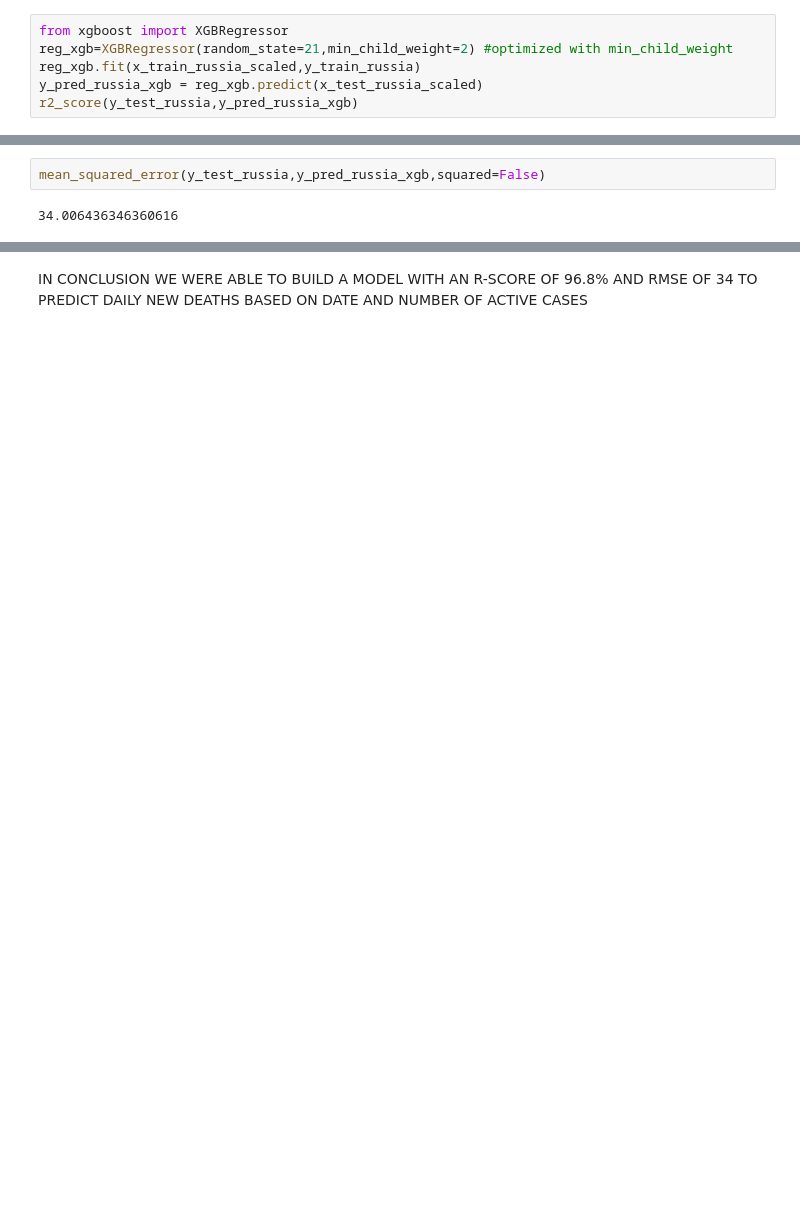
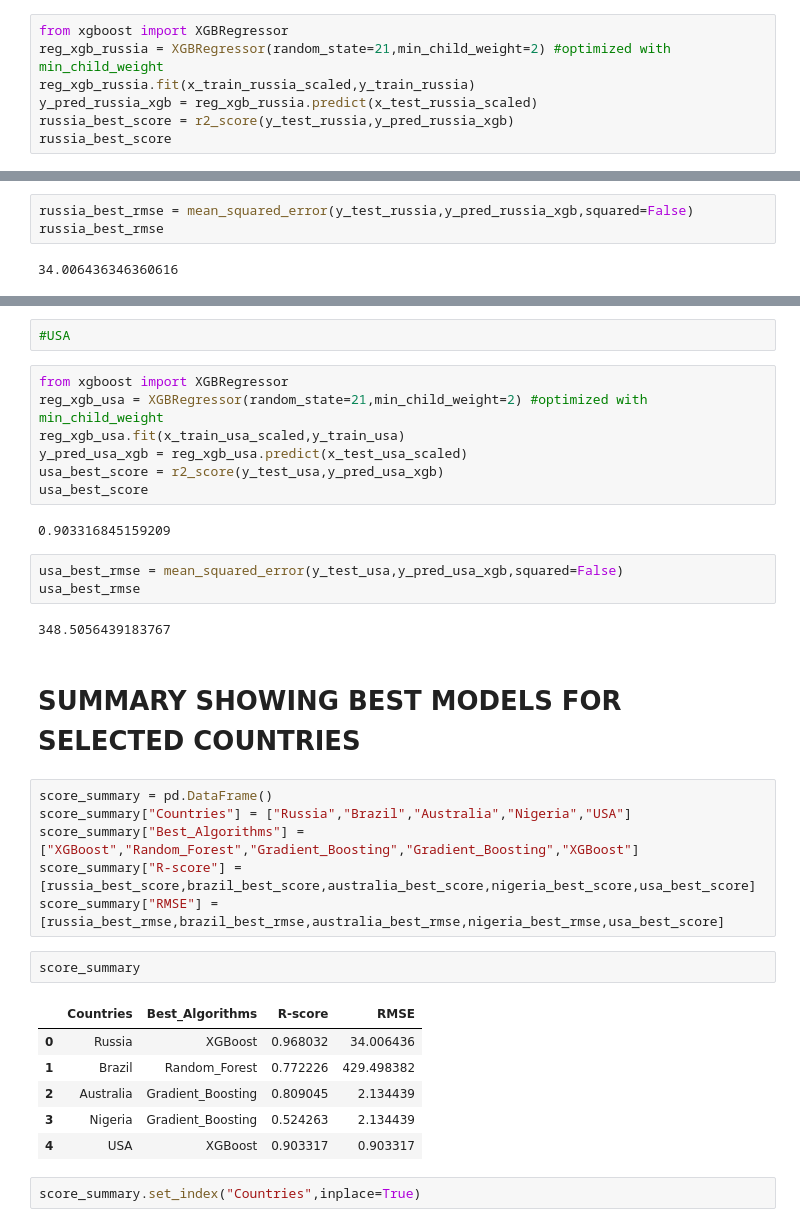
Before and after one commit to HDSC-21/covid19-on-the-global-economy, a Jupyter notebook: Model/hamoye-capstone.ipynb, the cells around one changed output, grey strips where cells are left out. Drawn from its saved outputs; the diff is of its cells as text; blank space fills up the shorter version.

Commit message:
added models for 4 countries

```diff
--- a/Model/hamoye-capstone.ipynb
+++ b/Model/hamoye-capstone.ipynb
@@ -338,12 +612,14 @@ mean_squared_error(y_test_russia,y_pred_russia_gbr,squared=False)
 # %%
 from xgboost import XGBRegressor
-reg_xgb=XGBRegressor(random_state=21,min_child_weight=2) #optimized with min_child_weight
-reg_xgb.fit(x_train_russia_scaled,y_train_russia)
-y_pred_russia_xgb = reg_xgb.predict(x_test_russia_scaled)
-r2_score(y_test_russia,y_pred_russia_xgb)
+reg_xgb_russia = XGBRegressor(random_state=21,min_child_weight=2) #optimized with min_child_weight
+reg_xgb_russia.fit(x_train_russia_scaled,y_train_russia)
+y_pred_russia_xgb = reg_xgb_russia.predict(x_test_russia_scaled)
+russia_best_score = r2_score(y_test_russia,y_pred_russia_xgb)
+russia_best_score
 # %% [output]
 0.9680317471048028
 # %%
-mean_squared_error(y_test_russia,y_pred_russia_xgb,squared=False)
+russia_best_rmse = mean_squared_error(y_test_russia,y_pred_russia_xgb,squared=False)
+russia_best_rmse
 # %% [output]
 34.006436346360616
@@ -352,2 +668,35 @@ THE BEST MODEL IS THE MODEL BUILT WITH XGBOOST
+# %%
+#USA
+# %%
+from xgboost import XGBRegressor
+reg_xgb_usa = XGBRegressor(random_state=21,min_child_weight=2) #optimized with min_child_weight
+reg_xgb_usa.fit(x_train_usa_scaled,y_train_usa)
+y_pred_usa_xgb = reg_xgb_usa.predict(x_test_usa_scaled)
+usa_best_score = r2_score(y_test_usa,y_pred_usa_xgb)
+usa_best_score
+# %% [output]
+0.903316845159209
+# %%
+usa_best_rmse = mean_squared_error(y_test_usa,y_pred_usa_xgb,squared=False)
+usa_best_rmse
+# %% [output]
+348.5056439183767
 # %% [markdown]
-IN CONCLUSION WE WERE ABLE TO BUILD A MODEL WITH AN R-SCORE OF 96.8% AND RMSE OF 34 TO PREDICT DAILY NEW DEATHS BASED ON DATE AND NUMBER OF ACTIVE CASES
+# SUMMARY SHOWING BEST MODELS FOR SELECTED COUNTRIES
+# %%
+score_summary = pd.DataFrame()
+score_summary["Countries"] = ["Russia","Brazil","Australia","Nigeria","USA"]
+score_summary["Best_Algorithms"] = ["XGBoost","Random_Forest","Gradient_Boosting","Gradient_Boosting","XGBoost"]
+score_summary["R-score"] = [russia_best_score,brazil_best_score,australia_best_score,nigeria_best_score,usa_best_score]
+score_summary["RMSE"] = [russia_best_rmse,brazil_best_rmse,australia_best_rmse,nigeria_best_rmse,usa_best_score]
+# %%
+score_summary
+# %% [output]
+|  | Countries | Best_Algorithms | R-score | RMSE |
+| 0 | Russia | XGBoost | 0.968032 | 34.006436 |
+| 1 | Brazil | Random_Forest | 0.772226 | 429.498382 |
+| 2 | Australia | Gradient_Boosting | 0.809045 | 2.134439 |
+| 3 | Nigeria | Gradient_Boosting | 0.524263 | 2.134439 |
+| 4 | USA | XGBoost | 0.903317 | 0.903317 |
+# %%
+score_summary.set_index("Countries",inplace=True)
```
Also changed, not shown: parts of 79 cells of this notebook.
